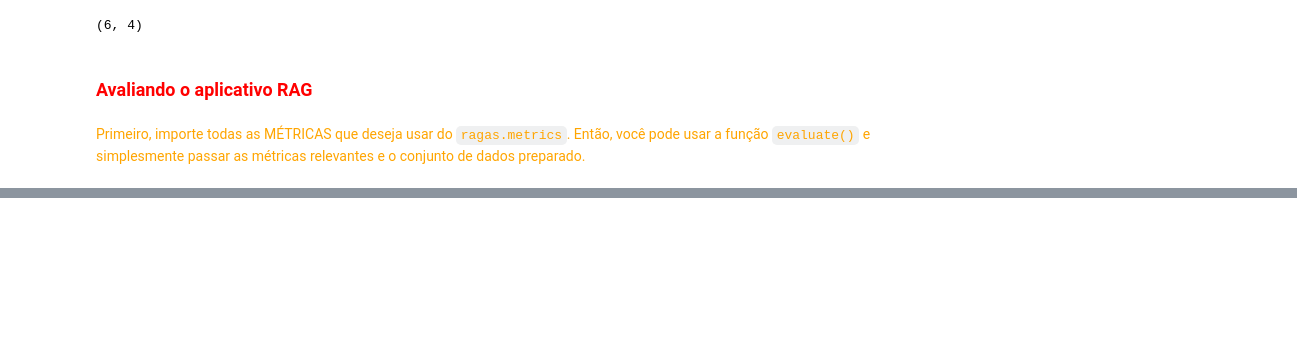
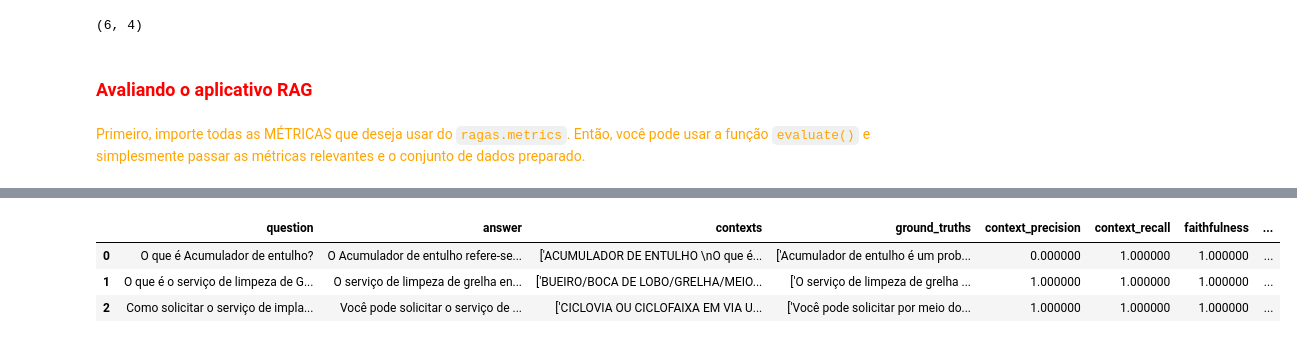
Before and after one commit to EddyGiusepe/Large_Language_Models_LLMs, a Jupyter notebook: 15_RAG_Evaluation/1_RAG_Evaluation/3_Evaluating_RAG_Applications_with_RAGAs.ipynb, the cells around one changed output, grey strips where cells are left out. Saved outputs shown, nothing was run; the diff lists cells and outputs as text; code cells hidden in the pictures; blank space fills up the shorter version.

```diff
--- a/15_RAG_Evaluation/1_RAG_Evaluation/3_Evaluating_RAG_Applications_with_RAGAs.ipynb
+++ b/15_RAG_Evaluation/1_RAG_Evaluation/3_Evaluating_RAG_Applications_with_RAGAs.ipynb
@@ -363,3 +450,12 @@ evaluating with [answer_relevancy]
+# %%
+df = result.to_pandas()
+
+df.head(3).style
+# %% [output]
+|  | question | answer | contexts | ground_truths | context_precision | context_recall | faithfulness | ... |
+| 0 | O que é Acumulador de entulho? | O Acumulador de entulho refere-se... | ['ACUMULADOR DE ENTULHO \nO que é... | ['Acumulador de entulho é um prob... | 0.000000 | 1.000000 | 1.000000 | ... |
+| 1 | O que é o serviço de limpeza de G... | O serviço de limpeza de grelha en... | ['BUEIRO/BOCA DE LOBO/GRELHA/MEIO... | ['O serviço de limpeza de grelha ... | 1.000000 | 1.000000 | 1.000000 | ... |
+| 2 | Como solicitar o serviço de impla... | Você pode solicitar o serviço de ... | ['CICLOVIA OU CICLOFAIXA EM VIA U... | ['Você pode solicitar por meio do... | 1.000000 | 1.000000 | 1.000000 | ... |
 # %%
 df = result.to_pandas()
 
```
Also changed, not shown: parts of 15 cells of this notebook.
